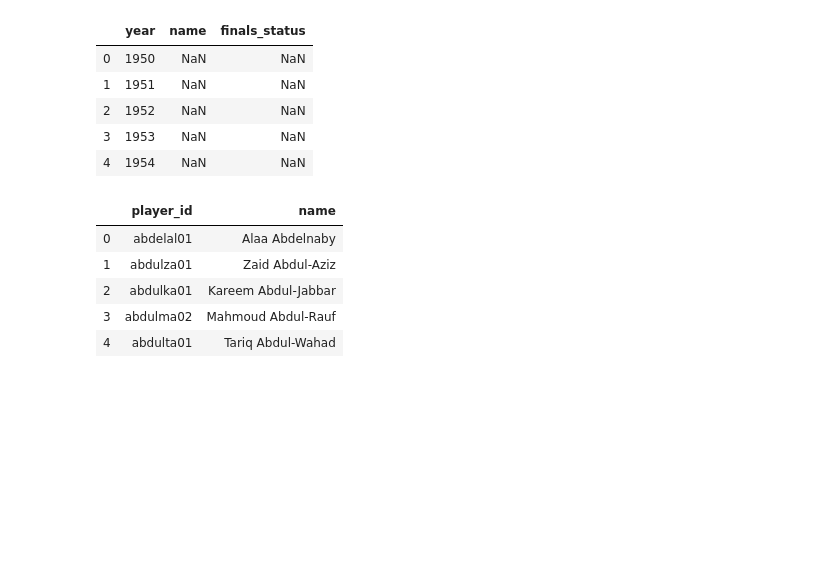
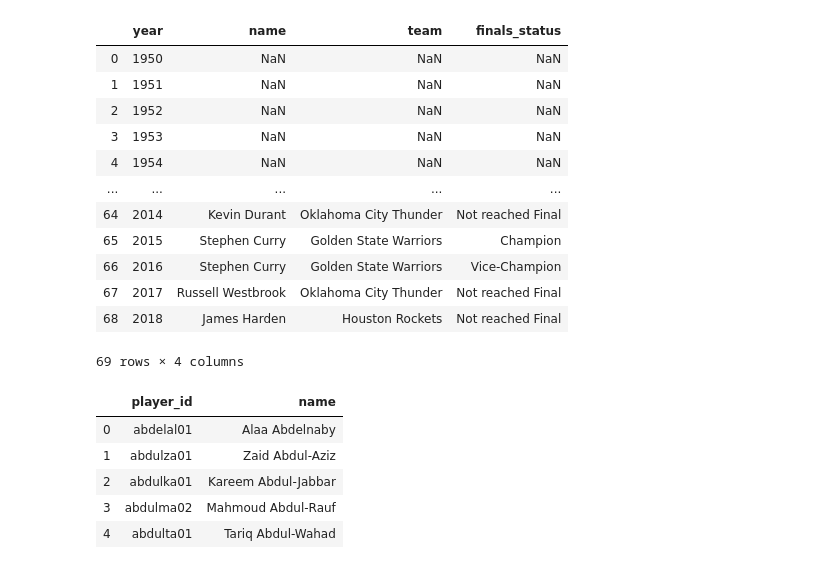
Before and after one commit to johnsethchong/ETL_Project, a Jupyter notebook: NBA MVP Salaries.ipynb, the cells around one changed output. Drawn from its saved outputs; the diff is of its cells as text; code cells hidden in the pictures; blank space fills up the shorter version.

```diff
--- a/NBA MVP Salaries.ipynb
+++ b/NBA MVP Salaries.ipynb
@@ -9,18 +9,28 @@ salaries_file = "Resources/salaries.csv"
 # %%
 mvp_file = "Resources/mvp_finals.csv"
 # %%
+#Extract CSV into DataFrames
 mvp_df=pd.read_csv(mvp_file)
 mvp_df.head()
-mvp_col=['Year','MVP_Name', 'MVP_status']
+#Grab Columns
+mvp_col=['Year','MVP_Name','MVP_Team', 'MVP_status']
 new_mvp_df = mvp_df[mvp_col].copy()
 # %%
-new_mvp_df=new_mvp_df.rename(columns={'Year':'year','MVP_Name':'name','MVP_status':'finals_status'})
-new_mvp_df.head()
+#Rename Columns
+new_mvp_df=new_mvp_df.rename(columns={'Year':'year','MVP_Name':'name','MVP_Team':'team','MVP_status':'finals_status'})
+new_mvp_df
 # %% [output]
-|  | year | name | finals_status |
-| 0 | 1950 | NaN | NaN |
-| 1 | 1951 | NaN | NaN |
-| 2 | 1952 | NaN | NaN |
-| 3 | 1953 | NaN | NaN |
-| 4 | 1954 | NaN | NaN |
+|  | year | name | team | finals_status |
+| 0 | 1950 | NaN | NaN | NaN |
+| 1 | 1951 | NaN | NaN | NaN |
+| 2 | 1952 | NaN | NaN | NaN |
+| 3 | 1953 | NaN | NaN | NaN |
+| 4 | 1954 | NaN | NaN | NaN |
+| ... | ... | ... | ... | ... |
+| 64 | 2014 | Kevin Durant | Oklahoma City Thunder | Not reached Final |
+| 65 | 2015 | Stephen Curry | Golden State Warriors | Champion |
+| 66 | 2016 | Stephen Curry | Golden State Warriors | Vice-Champion |
+| 67 | 2017 | Russell Westbrook | Oklahoma City Thunder | Not reached Final |
+| 68 | 2018 | James Harden | Houston Rockets | Not reached Final |
+69 rows × 4 columns
 # %%
```
Also changed, not shown: parts of 8 cells of this notebook, 3 other files.
